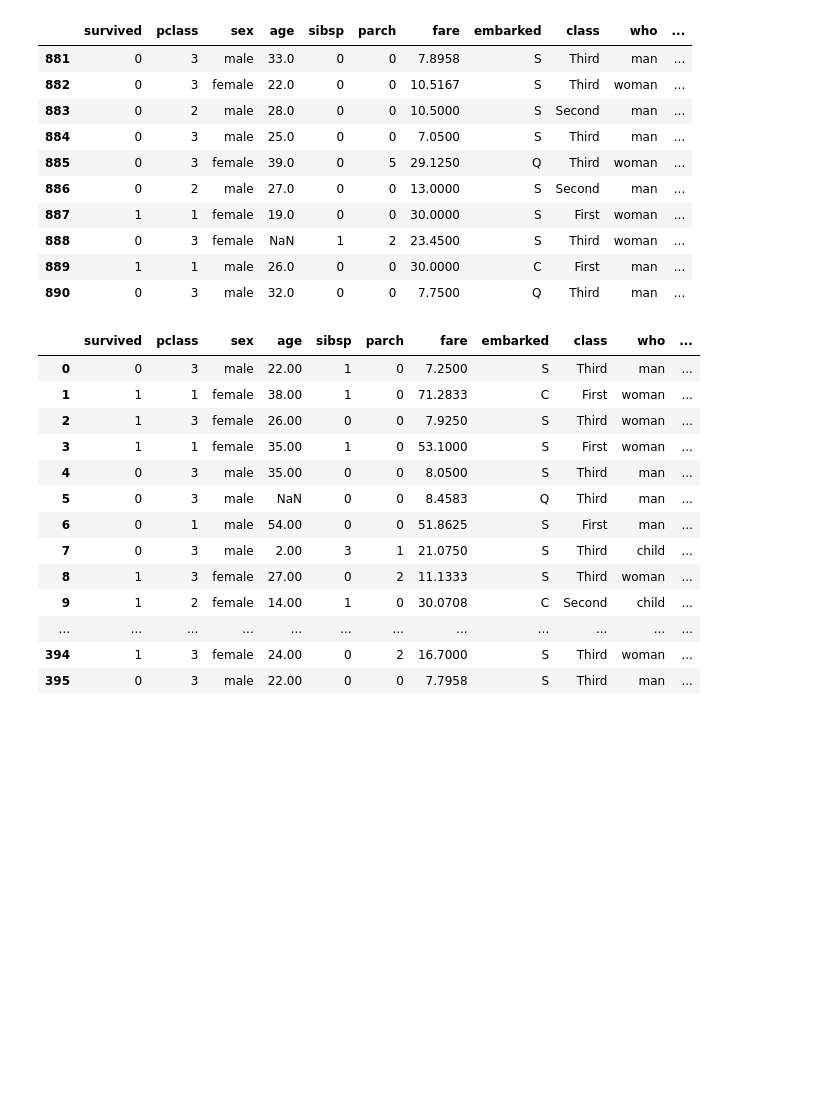
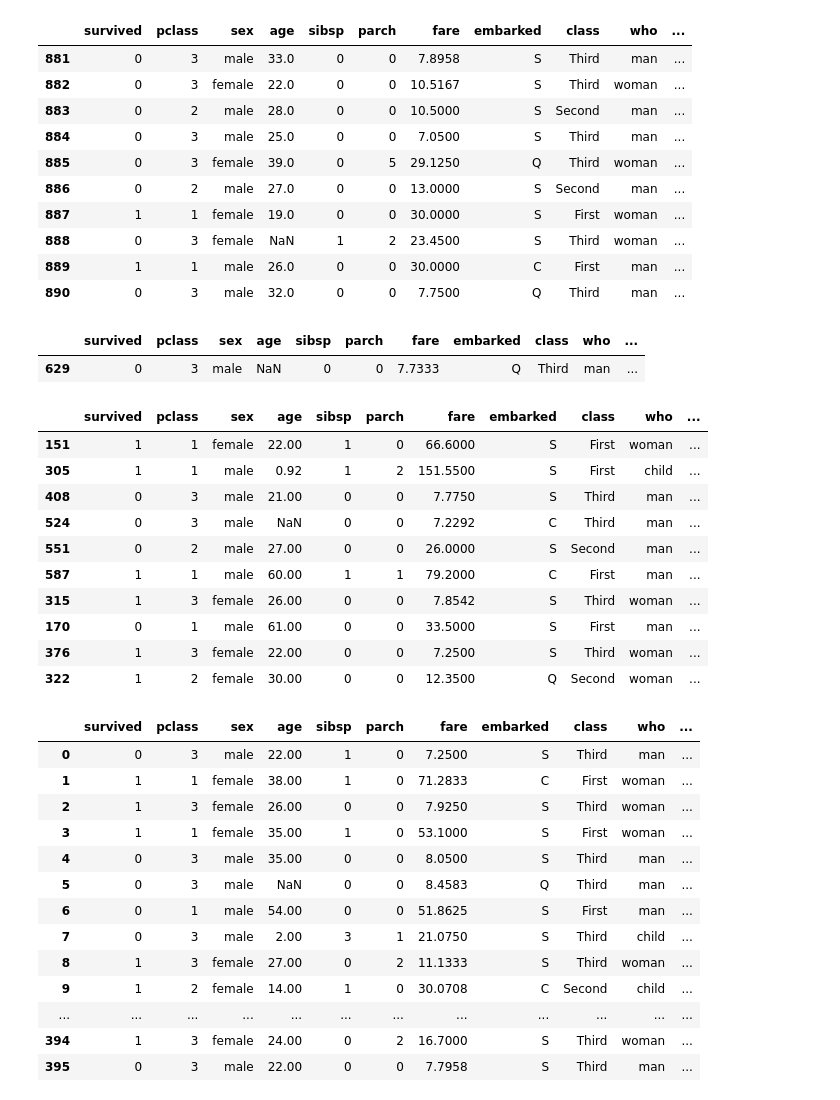
Before and after one commit to Amirhossein-momeni/AmirGeek_ML_Fundamentals, a Jupyter notebook: ML_FUND/00_Preprocessing/00_PANDAS_method.ipynb, the cells around one changed output. Cells and saved outputs as stored; diff of their text form; code cells hidden in the pictures; blank space fills up the shorter version.

```diff
--- a/ML_FUND/00_Preprocessing/00_PANDAS_method.ipynb
+++ b/ML_FUND/00_Preprocessing/00_PANDAS_method.ipynb
@@ -102,6 +102,25 @@ df.tail(10)
 | 888 | 0 | 3 | female | NaN | 1 | 2 | 23.4500 | S | Third | woman | ... |
 | 889 | 1 | 1 | male | 26.0 | 0 | 0 | 30.0000 | C | First | man | ... |
 | 890 | 0 | 3 | male | 32.0 | 0 | 0 | 7.7500 | Q | Third | man | ... |
+# %%
+df.sample()
+# %% [output]
+|  | survived | pclass | sex | age | sibsp | parch | fare | embarked | class | who | ... |
+| 629 | 0 | 3 | male | NaN | 0 | 0 | 7.7333 | Q | Third | man | ... |
+# %%
+df.sample(10)
+# %% [output]
+|  | survived | pclass | sex | age | sibsp | parch | fare | embarked | class | who | ... |
+| 151 | 1 | 1 | female | 22.00 | 1 | 0 | 66.6000 | S | First | woman | ... |
+| 305 | 1 | 1 | male | 0.92 | 1 | 2 | 151.5500 | S | First | child | ... |
+| 408 | 0 | 3 | male | 21.00 | 0 | 0 | 7.7750 | S | Third | man | ... |
+| 524 | 0 | 3 | male | NaN | 0 | 0 | 7.2292 | C | Third | man | ... |
+| 551 | 0 | 2 | male | 27.00 | 0 | 0 | 26.0000 | S | Second | man | ... |
+| 587 | 1 | 1 | male | 60.00 | 1 | 1 | 79.2000 | C | First | man | ... |
+| 315 | 1 | 3 | female | 26.00 | 0 | 0 | 7.8542 | S | Third | woman | ... |
+| 170 | 0 | 1 | male | 61.00 | 0 | 0 | 33.5000 | S | First | man | ... |
+| 376 | 1 | 3 | female | 22.00 | 0 | 0 | 7.2500 | S | Third | woman | ... |
+| 322 | 1 | 2 | female | 30.00 | 0 | 0 | 12.3500 | Q | Second | woman | ... |
 # %%
 # Displey all columns and rows in the dataset
 pd.set_option('display.max_columns', None)
```
